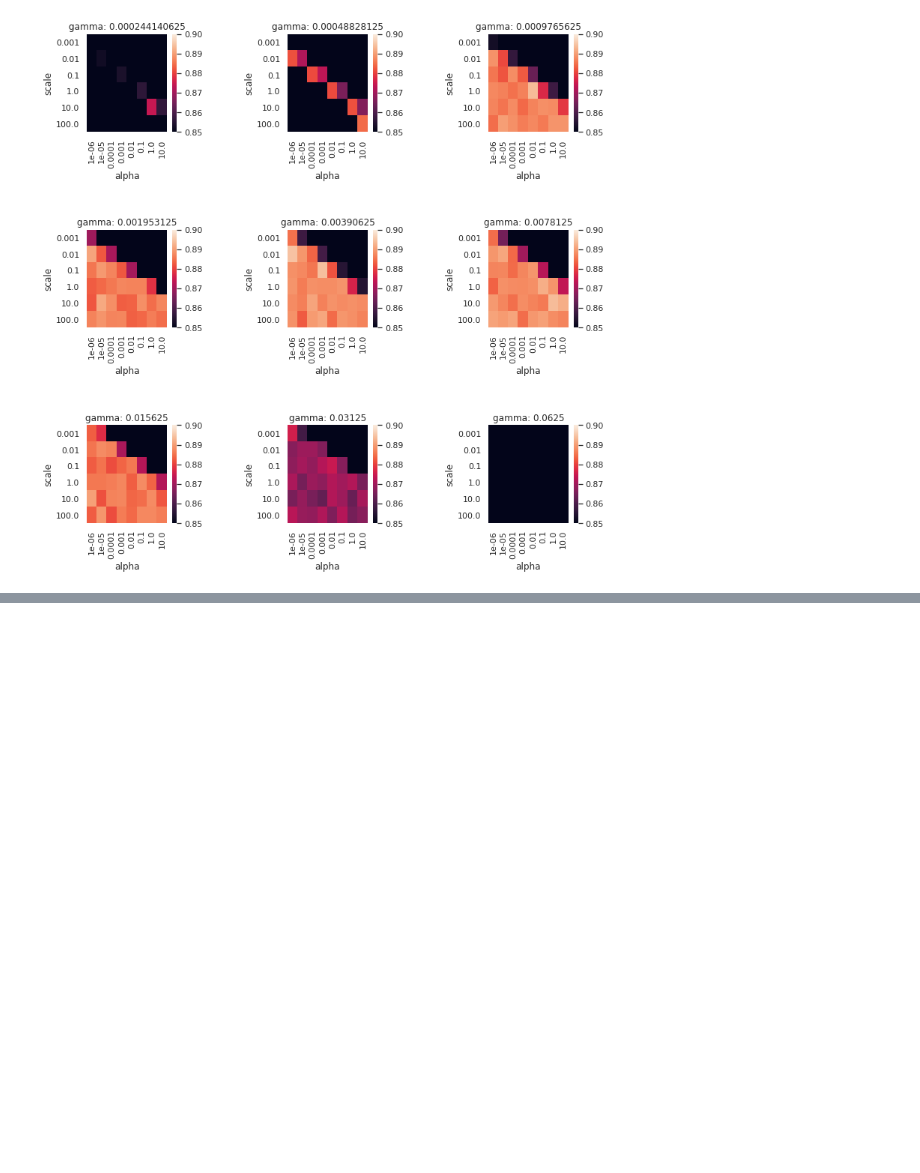
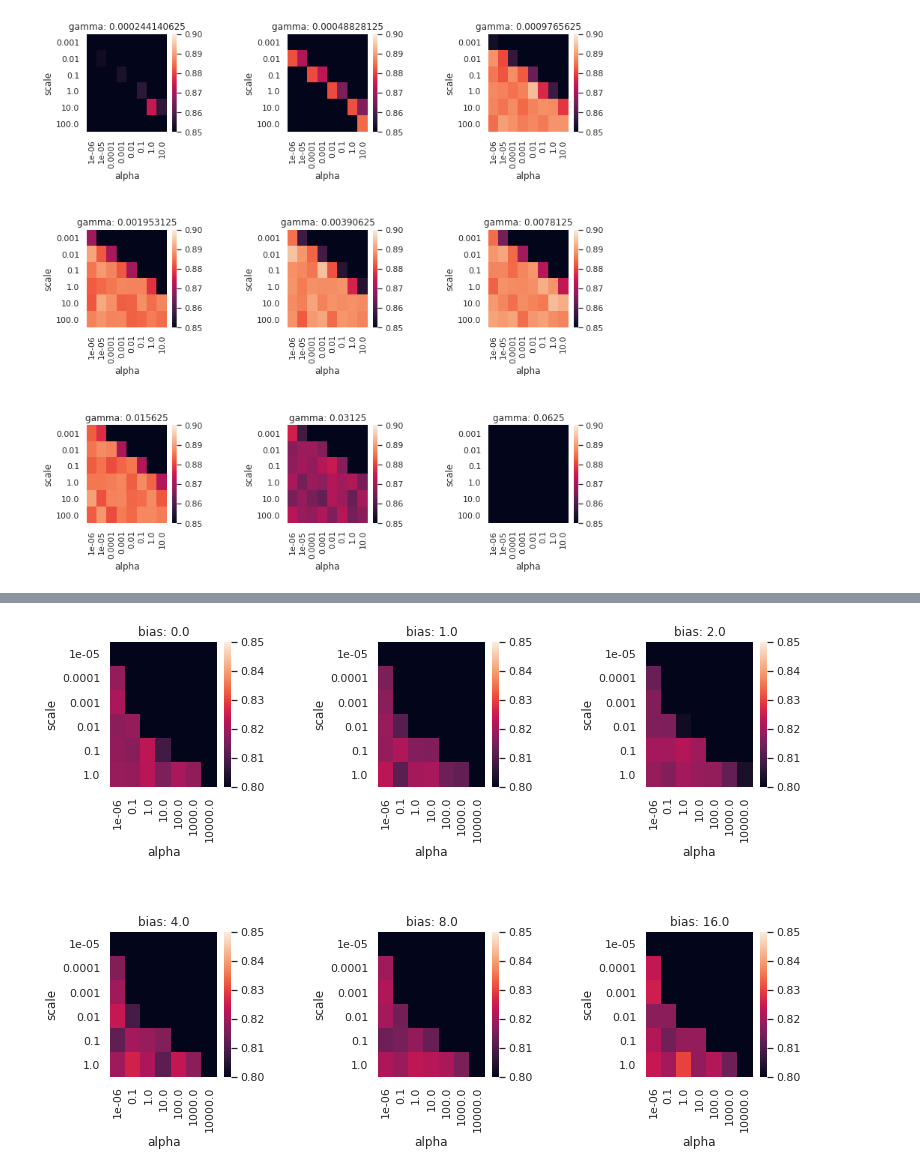
Before and after one commit to joneswack/opu-kernel-experiments, a Jupyter notebook: Hyperparameters-Fashion-MNIST.ipynb, the cells around one changed output, grey strips where cells are left out. Drawn from its saved outputs; the diff is of its cells as text; code cells hidden in the pictures; blank space fills up the shorter version.

Commit message:
evaluated linear kernel

```diff
--- a/Hyperparameters-Fashion-MNIST.ipynb
+++ b/Hyperparameters-Fashion-MNIST.ipynb
@@ -161,0 +164,2 @@ show_heatmaps(rbf, 'scale', 'alpha', 'gamma', vmin=0.85, vmax=0.9)
+# %%
+linear = pd.read_csv('csv/hyperparameter_optimization/FashionMNIST_linear.csv')
@@ -161,0 +186,4 @@ show_heatmaps(rbf, 'scale', 'alpha', 'gamma', vmin=0.85, vmax=0.9)
+# %%
+show_heatmaps(linear, 'scale', 'alpha', 'bias', vmin=0.80, vmax=0.85)
+# %% [output]
+[figure, added]
```
Also changed, not shown: parts of 3 cells of this notebook, 3 other files.
